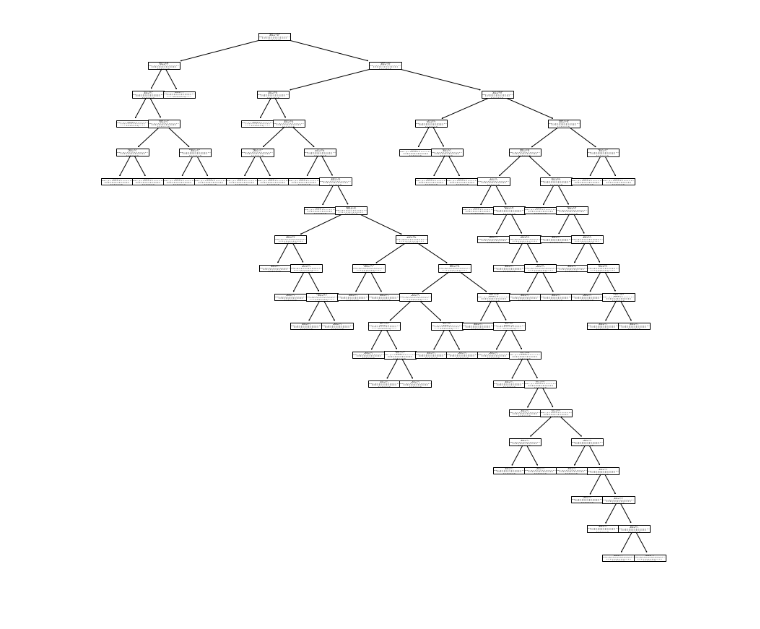
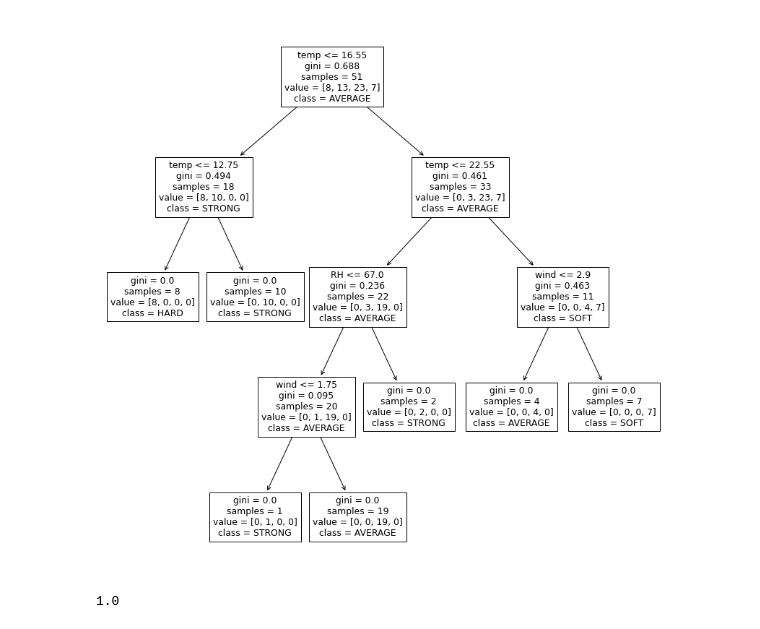
Before and after one commit to Bajamuta/AEH-Inteligentna-Analiza-Danych, a Jupyter notebook: LAB1/SPRAWOZDANIA/DRZEWO DECYZYJNE/praca do sprawozdania.ipynb, the cells around one changed output. Cells and saved outputs as stored; diff of their text form; code cells hidden in the pictures.

```diff
--- a/LAB1/SPRAWOZDANIA/DRZEWO DECYZYJNE/praca do sprawozdania.ipynb
+++ b/LAB1/SPRAWOZDANIA/DRZEWO DECYZYJNE/praca do sprawozdania.ipynb
@@ -62,0 +96,10 @@ for index, value in enumerate(fires[3]):
+# %%
+import statistics as stat
+maximum = max(fires['temp'])
+minimum = min(fires['temp'])
+median = stat.median(fires['temp'])
+diff = round((maximum - median)/4)
+print('TEMP MAX:', maximum)
+print('TEMP MIN:', minimum)
+print('TEMP MEDIAN:', median)
+print('TEMP DIFF:', diff)
@@ -62,0 +156,27 @@ for index, value in enumerate(fires[3]):
+# %%
+tp = fires['temp']
+rh = fires['RH']
+w = fires['wind']
+serious = fires['temp'].copy()
+for i, val in enumerate(fires['temp']):
+    #print(val, rh[i], serious[i])
+    if (val >= (median + diff) and rh[i] < 60 and w[i] >= 3.0):
+        serious.loc[i] = 4
+    else:
+        if (val >= median + diff):
+            serious.loc[i] = 3
+        else:
+            if (val >= (median - diff) and rh[i] < 70 and w[i] >= 2.0):
+                serious.loc[i] = 3
+            else:
+                if (val >= median - diff):
+                    serious.loc[i] = 2
+                else:
+                    if (val >= median - 2*diff):
+                        serious.loc[i] = 2
+                    else:
+                        if (val < median - 2*diff):
+                            serious.loc[i] = 1
+                        else:
+                            serious.loc[i] = 0
+print(serious[1:20])
@@ -63,6 +209,6 @@ for index, value in enumerate(fires[3]):
 # %%
-x = pd.DataFrame(fires.values[:,0:13], columns =['X','Y','month','day','FFMC','DMC','DC','ISI','temp', 'RH', 'wind', 'rain', 'area'])
-y = pd.DataFrame(fires.values[:,8], columns =['TEMPERATURE'])
+x = pd.DataFrame(fires.values[:,0:13], columns =['X','Y','month','day','temp', 'RH', 'wind', 'rain', 'area'])
+y = pd.DataFrame(serious.values, columns =['SERIOUS'])
 # %%
 print(x.shape)
 print(y.shape)
@@ -103,5 +271,5 @@ clf = clf.fit(x_train, y_train)
 # %%
 import matplotlib.pyplot as plt
 fig, ax = plt.subplots(figsize=(14, 14))
-tree.plot_tree(clf, feature_names=list(x.columns), class_names=)
+tree.plot_tree(clf, feature_names=list(x.columns), class_names=['HARD', 'STRONG', 'AVERAGE', 'SOFT', 'EASY'])
 # %% [output]
@@ -125 +289,5 @@ tree.plot_tree(clf, feature_names=list(x.columns), class_names=)
-[figure, old version]
+[figure, new version]
+# %%
+serious[int(clf.predict([[6, 4, 9, 8, 22.0, 45, 5.0, 1.0, 2.00]]))]
+# %% [output]
+1.0
```
Also changed, not shown: parts of 24 cells of this notebook, 3 other files.
